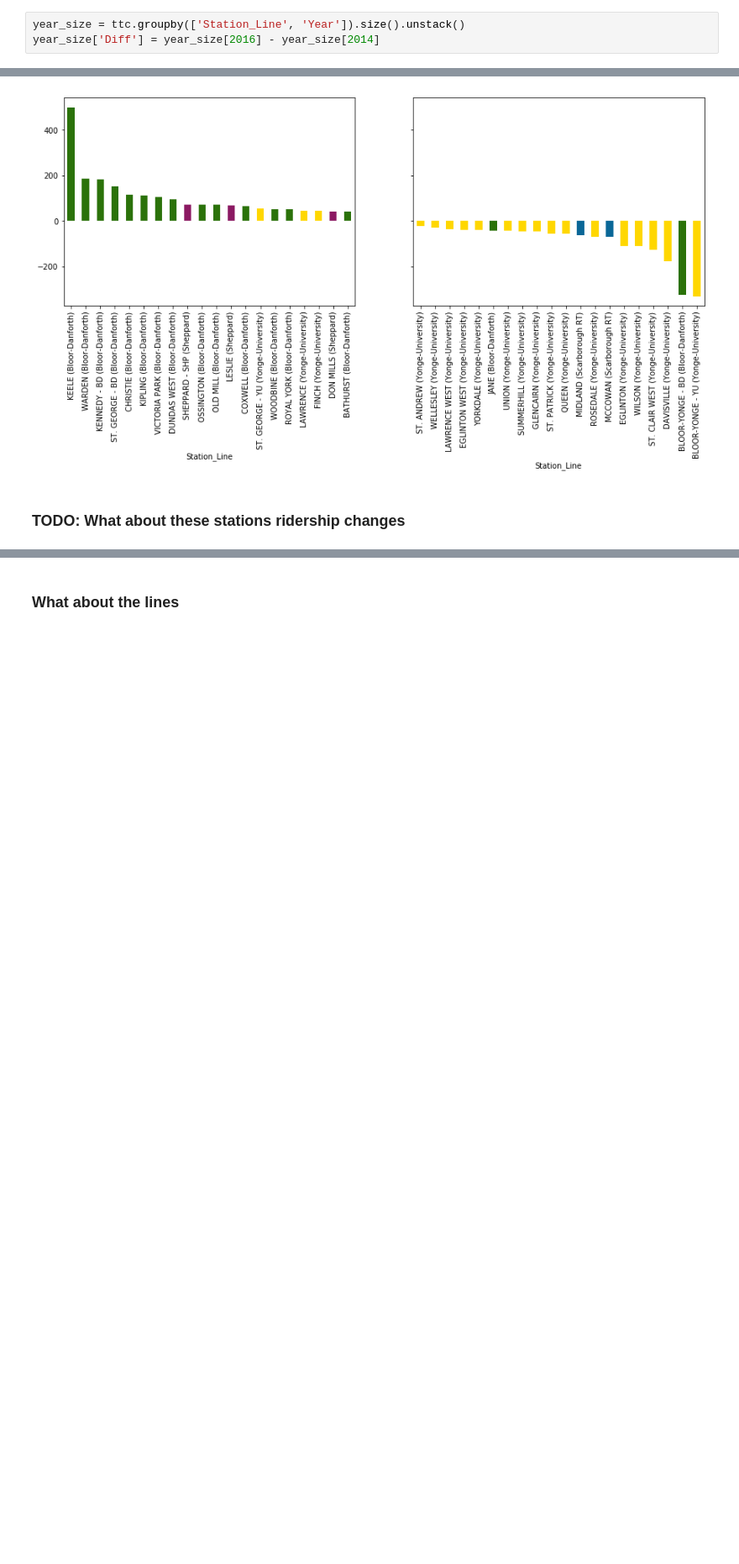
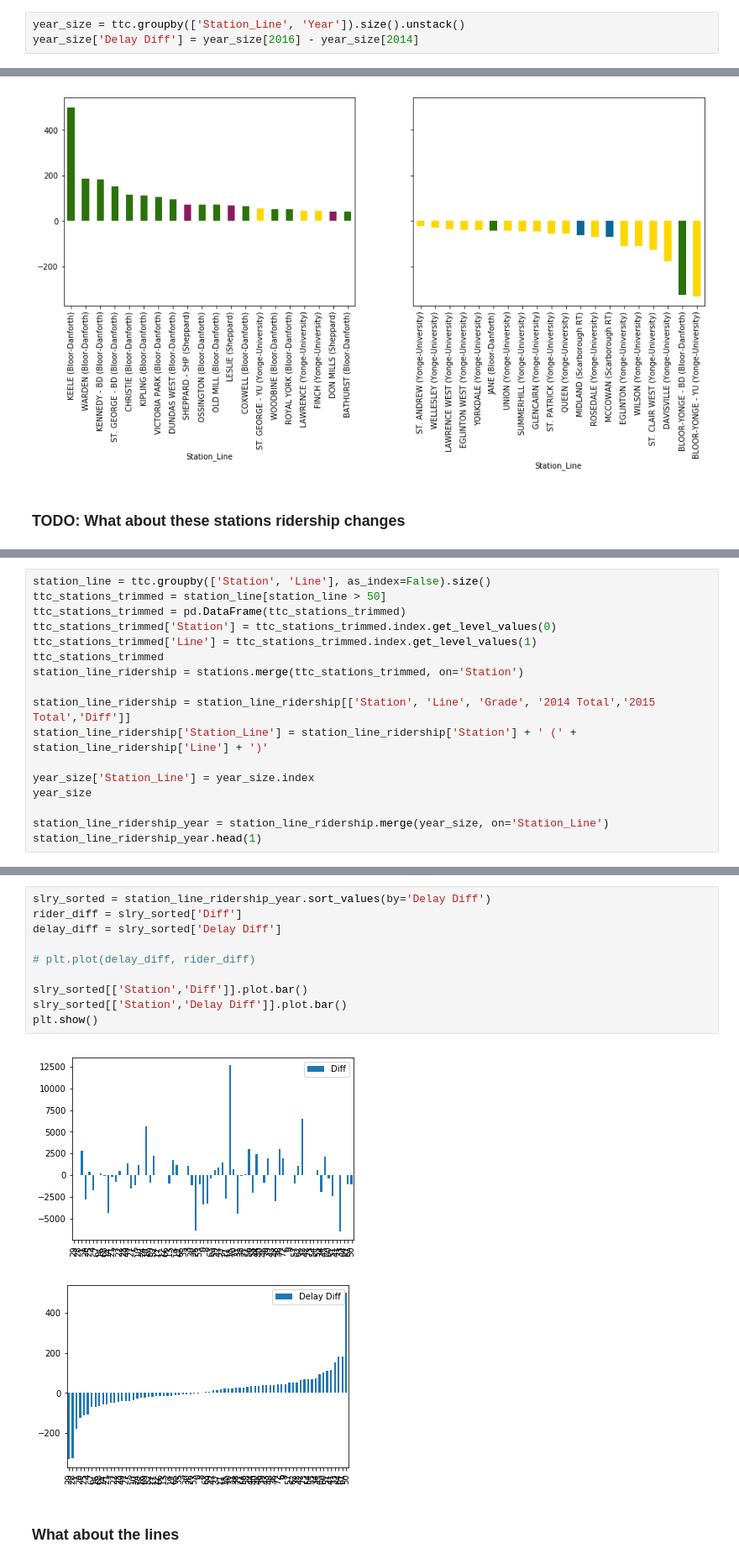
Before and after one commit to cllopes/scs-3250-tcc, a Jupyter notebook: Cindy/3_Stations.ipynb, the cells around one changed output, grey strips where cells are left out. Shown: that part at 84% size. Saved outputs shown, nothing was run; the diff lists cells and outputs as text; blank space fills up the shorter version.

Commit message:
More station work

```diff
--- a/Cindy/3_Stations.ipynb
+++ b/Cindy/3_Stations.ipynb
@@ -273,5 +273,5 @@ station_grades_size, station_grades_total
 ## Stations over the year
 # %%
 year_size = ttc.groupby(['Station_Line', 'Year']).size().unstack()
-year_size['Diff'] = year_size[2016] - year_size[2014]
+year_size['Delay Diff'] = year_size[2016] - year_size[2014]
 # %%
@@ -330,0 +296,17 @@ ttc[['Station','Station_Line']].dropna().drop_duplicates().sort_values('Station'
+# %%
+station_line = ttc.groupby(['Station', 'Line'], as_index=False).size()
+ttc_stations_trimmed = station_line[station_line > 50]
+ttc_stations_trimmed = pd.DataFrame(ttc_stations_trimmed)
+ttc_stations_trimmed['Station'] = ttc_stations_trimmed.index.get_level_values(0)
+ttc_stations_trimmed['Line'] = ttc_stations_trimmed.index.get_level_values(1)
+ttc_stations_trimmed
+station_line_ridership = stations.merge(ttc_stations_trimmed, on='Station')
+
+station_line_ridership = station_line_ridership[['Station', 'Line', 'Grade', '2014 Total','2015 Total','Diff']]
+station_line_ridership['Station_Line'] = station_line_ridership['Station'] + ' (' + station_line_ridership['Line'] + ')'
+
+year_size['Station_Line'] = year_size.index
+year_size
+
+station_line_ridership_year = station_line_ridership.merge(year_size, on='Station_Line')
+station_line_ridership_year.head(1)
@@ -331,3 +316,16 @@ ttc[['Station','Station_Line']].dropna().drop_duplicates().sort_values('Station'
+# %%
+slry_sorted = station_line_ridership_year.sort_values(by='Delay Diff')
+rider_diff = slry_sorted['Diff']
+delay_diff = slry_sorted['Delay Diff']
+
+# plt.plot(delay_diff, rider_diff)
+
+slry_sorted[['Station','Diff']].plot.bar()
+slry_sorted[['Station','Delay Diff']].plot.bar()
+plt.show()
+# %% [output]
+[figure, added]
+[figure, added]
 # %% [markdown]
 ### What about the lines
 # %% [markdown]
```
Also changed, not shown: parts of 8 cells of this notebook.
